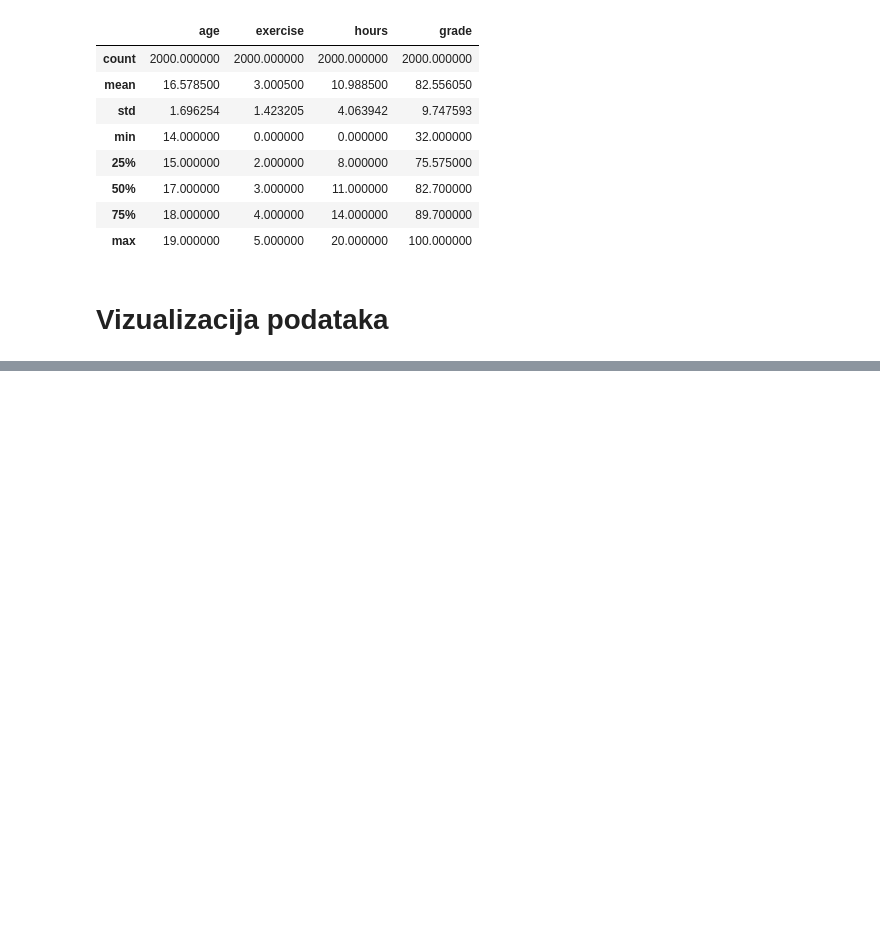
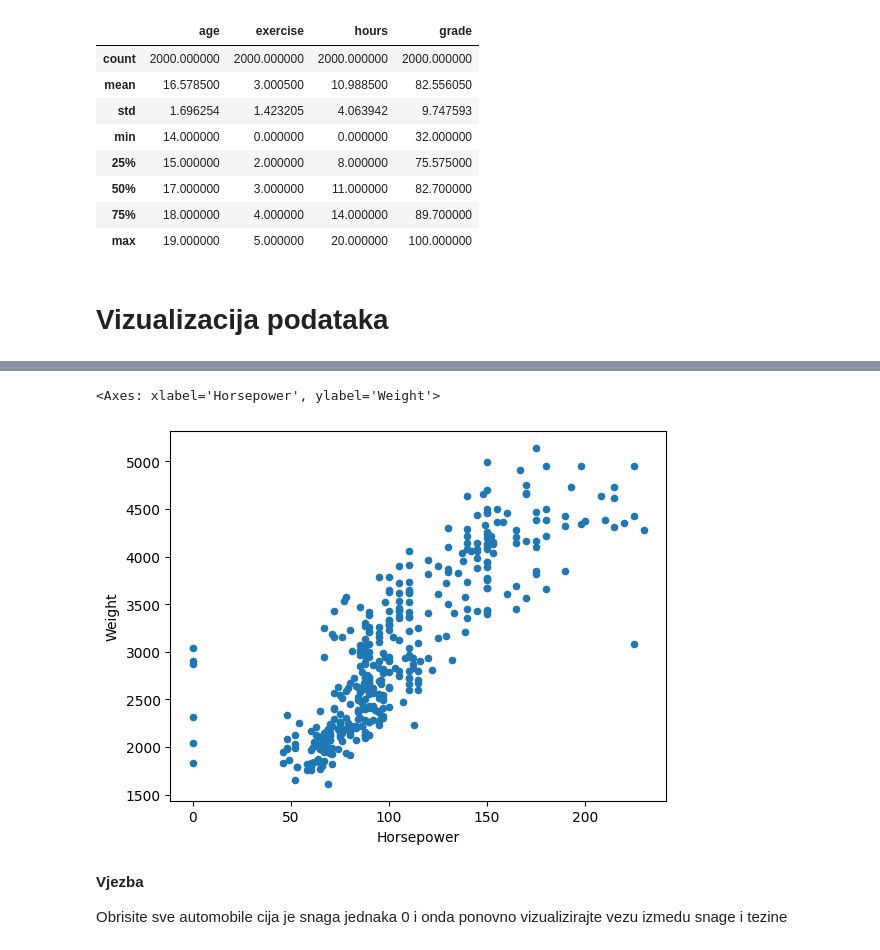
Before and after one commit to Josip996/pyds-ponavljanje, a Jupyter notebook: 3_vjezba_uvod_pandas.ipynb, the cells around one changed output, grey strips where cells are left out. Saved outputs shown, nothing was run; the diff lists cells and outputs as text; code cells hidden in the pictures; blank space fills up the shorter version.

```diff
--- a/3_vjezba_uvod_pandas.ipynb
+++ b/3_vjezba_uvod_pandas.ipynb
@@ -1471,0 +1473,4 @@ ImportError: matplotlib is required for plotting when the default backend "matpl
+# %%
+cars_df = pd.read_csv('data/cars.csv', delimiter=';', skiprows=[1])
+
+cars_df.info()
@@ -1471,0 +1494,9 @@ ImportError: matplotlib is required for plotting when the default backend "matpl
+# %%
+cars_df.plot.scatter(x='Horsepower', y='Weight')
+# %% [output]
+<Axes: xlabel='Horsepower', ylabel='Weight'>
+[figure, added]
+# %% [markdown]
+**Vjezba**
+
+Obrisite sve automobile cija je snaga jednaka 0 i onda ponovno vizualizirajte vezu izmedu snage i tezine
```
Also changed, not shown: parts of 2 cells of this notebook.
